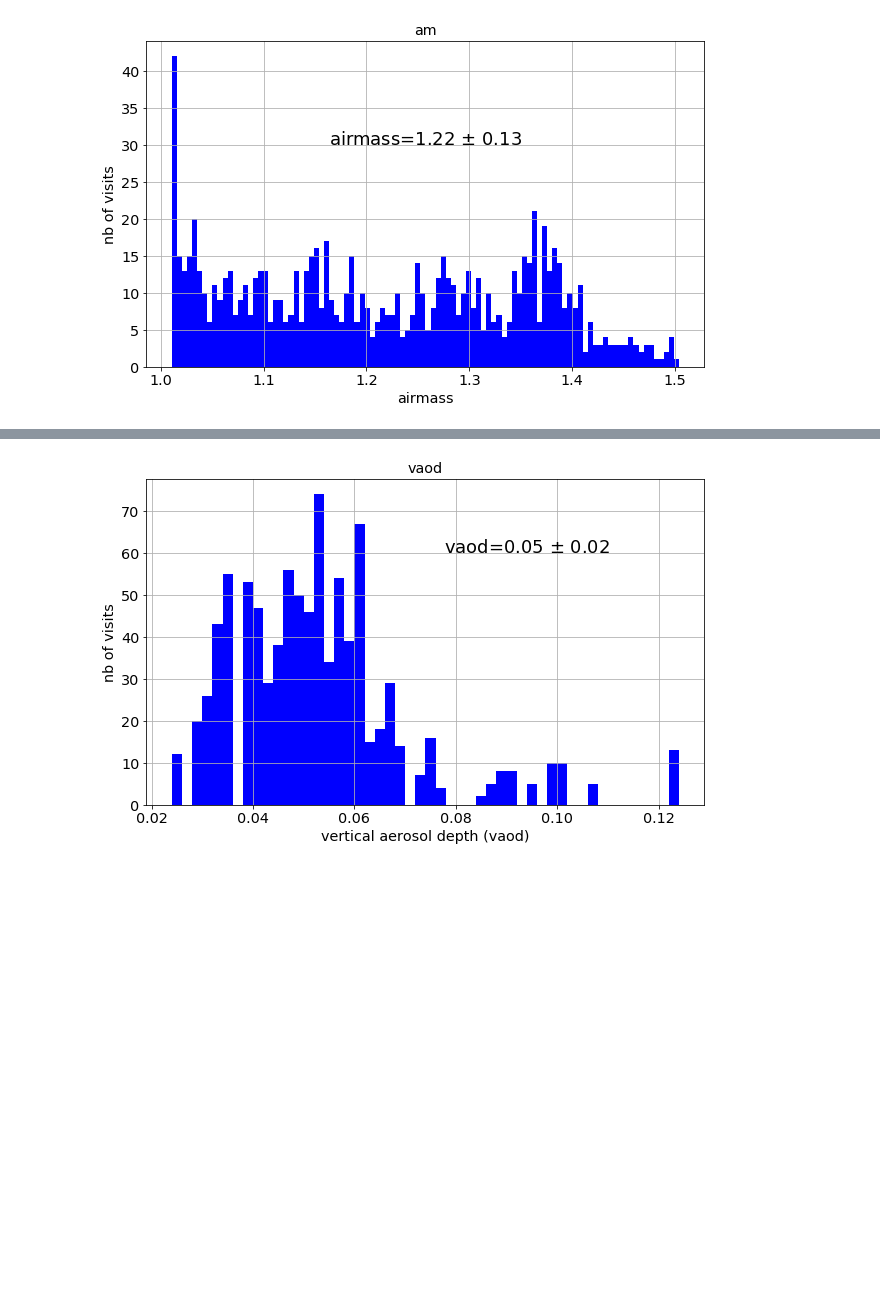
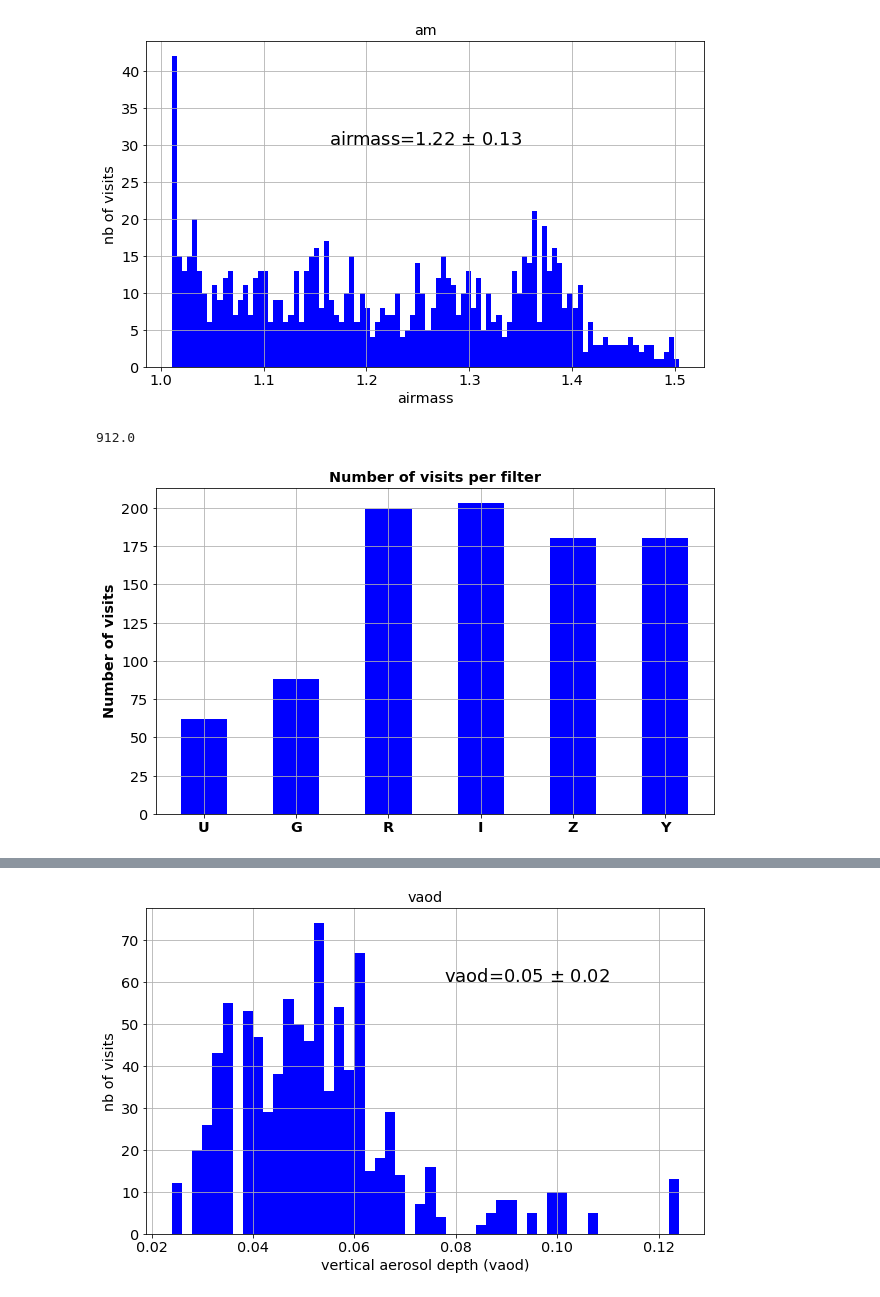
Before and after one commit to LSSTDESC/OpenAtmMiniDataChallenge, a Jupyter notebook: CorrelationSimResultAtmosphere.ipynb, the cells around one changed output, grey strips where cells are left out. Cells and saved outputs as stored; diff of their text form; code cells hidden in the pictures; blank space fills up the shorter version.

```diff
--- a/CorrelationSimResultAtmosphere.ipynb
+++ b/CorrelationSimResultAtmosphere.ipynb
@@ -93,4 +93,28 @@ print(thelabel)
 # %% [output]
 airmass=1.22 $\pm$ 0.13
 [figure]
+# %%
+N_u,N_g,N_r=df["f"][df.f==1].describe()["count"],df["f"][df.f==2].describe()["count"],df["f"][df.f==3].describe()["count"]
+N_i,N_z,N_y=df["f"][df.f==4].describe()["count"],df["f"][df.f==5].describe()["count"],df["f"][df.f==6].describe()["count"]
+# %%
+Nobs=np.array([N_u,N_g,N_r,N_i,N_z,N_y])
+print(Nobs.sum())
+# %% [output]
+912.0
+# %%
+ind = np.arange(6)  # the x locations for the groups
+width = 0.5  # the width of the bars
+
+fig, ax = plt.subplots()
+rects1 = ax.bar(ind , Nobs, width, color='Blue')
+
+# Add some text for labels, title and custom x-axis tick labels, etc.
+ax.set_ylabel('Number of visits',fontweight='bold')
+ax.set_title('Number of visits per filter',fontweight='bold')
+ax.set_xticks(ind)
+ax.set_xticklabels(('U', 'G', 'R', 'I', 'Z','Y'),fontweight='bold')
+#ax.legend()
+plt.grid()
+# %% [output]
+[figure, added]
 # %%
```
Also changed, not shown: parts of 2 cells of this notebook, 1 other file.
